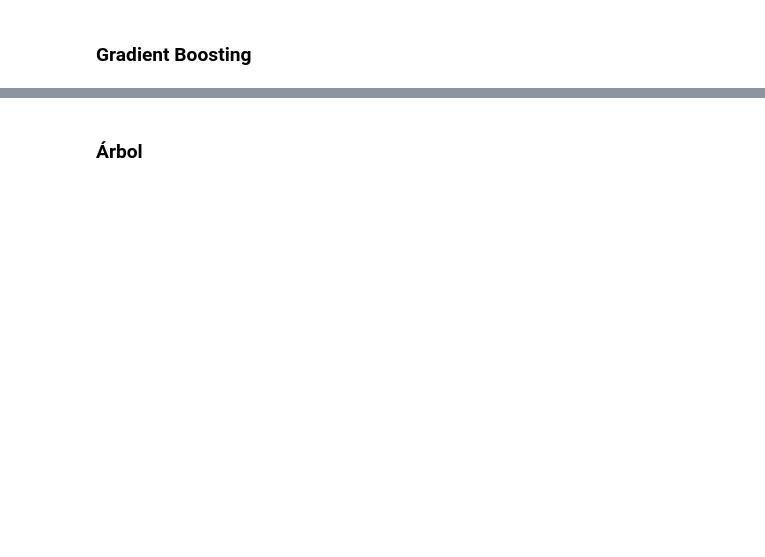
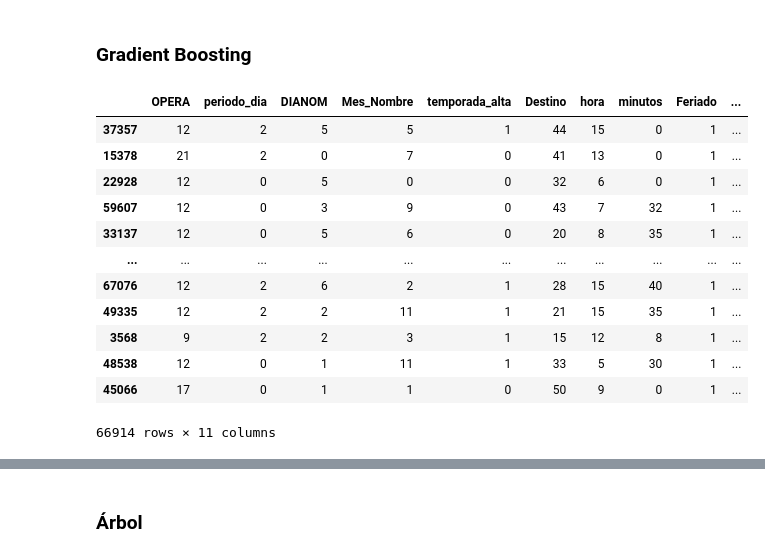
Before and after one commit to oscar-marguirott/desafio-ds-andres-fuentes, a Jupyter notebook: solution.ipynb, the cells around one changed output, grey strips where cells are left out. Drawn from its saved outputs; the diff is of its cells as text; code cells hidden in the pictures; blank space fills up the shorter version.

Commit message:
Add files via upload
Modelos pruebas

```diff
--- a/solution.ipynb
+++ b/solution.ipynb
@@ -95,6 +96,8 @@ datos.head()
 5 rows × 22 columns
 # %% [markdown]
 cambia la diferencia de las fechas de programación y salida de los vuelos a minutos.
+# %%
+datos['hora_dia'] = pd.to_numeric(datos['hora_dia'], errors='coerce')
 # %%
 datos["dif_min"] =  datos["dif_min"]/np.timedelta64(1,'m')
 # %% [markdown]
@@ -848,33 +1006,35 @@ print(rf_final.score(X1_test,Y1_test))
 # %%
+
 %%capture
-import xgboost as xgb
-
-modelo_xgb = xgb.XGBClassifier()
-
-X = datos_test[['OPERA'
-                ,'periodo_dia'
-                ,'DIANOM'
-                ,'Mes_Nombre'
-                ,'temporada_alta'
-                ,'Destino'
-                ,'Feriado'
-                ,'TIPOVUELO'
-                ,'País']]
-Y = datos_test[['atraso_15']]
-
-X['OPERA'] = le.fit_transform(X['OPERA'])
-X['DIANOM'] = le.fit_transform(X['DIANOM'])
-X['periodo_dia'] = le.fit_transform(X['periodo_dia'])
-X['Mes_Nombre'] = le.fit_transform(X['Mes_Nombre'])
-X['temporada_alta'] = le.fit_transform(X['temporada_alta'])
-X['Destino'] = le.fit_transform(X['Destino'])
-X['Feriado'] = le.fit_transform(X['Feriado'])
-X['TIPOVUELO'] = le.fit_transform(X['TIPOVUELO'])
-X['País'] = le.fit_transform(X['País'])
+X2['OPERA'] = le.fit_transform(X2['OPERA'])
+X2['DIANOM'] = le.fit_transform(X2['DIANOM'])
+X2['periodo_dia'] = le.fit_transform(X2['periodo_dia'])
+X2['Mes_Nombre'] = le.fit_transform(X2['Mes_Nombre'])
+X2['temporada_alta'] = le.fit_transform(X2['temporada_alta'])
+X2['Destino'] = le.fit_transform(X2['Destino'])
+X2['Feriado'] = le.fit_transform(X2['Feriado'])
+X2['TIPOVUELO'] = le.fit_transform(X2['TIPOVUELO'])
+X2['País'] = le.fit_transform(X2['País'])
 # %%
 
-X_train, X_test, Y_train, Y_test = train_test_split( X
-                                                    ,Y
-                                                    ,test_size=0.2
+X2_train, X2_test, Y2_train, Y2_test = train_test_split( X2
+                                                    ,Y2
+                                                    ,test_size=0.3
                                                     , random_state= 666)
+# %%
+X2_train
+# %% [output]
+|  | OPERA | periodo_dia | DIANOM | Mes_Nombre | temporada_alta | Destino | hora | minutos | Feriado | ... |
+| 37357 | 12 | 2 | 5 | 5 | 1 | 44 | 15 | 0 | 1 | ... |
+| 15378 | 21 | 2 | 0 | 7 | 0 | 41 | 13 | 0 | 1 | ... |
+| 22928 | 12 | 0 | 5 | 0 | 0 | 32 | 6 | 0 | 1 | ... |
+| 59607 | 12 | 0 | 3 | 9 | 0 | 43 | 7 | 32 | 1 | ... |
+| 33137 | 12 | 0 | 5 | 6 | 0 | 20 | 8 | 35 | 1 | ... |
+| ... | ... | ... | ... | ... | ... | ... | ... | ... | ... | ... |
+| 67076 | 12 | 2 | 6 | 2 | 1 | 28 | 15 | 40 | 1 | ... |
+| 49335 | 12 | 2 | 2 | 11 | 1 | 21 | 15 | 35 | 1 | ... |
+| 3568 | 9 | 2 | 2 | 3 | 1 | 15 | 12 | 8 | 1 | ... |
+| 48538 | 12 | 0 | 1 | 11 | 1 | 33 | 5 | 30 | 1 | ... |
+| 45066 | 17 | 0 | 1 | 1 | 0 | 50 | 9 | 0 | 1 | ... |
+66914 rows × 11 columns
 # %%
```
Also changed, not shown: parts of 56 cells of this notebook.
